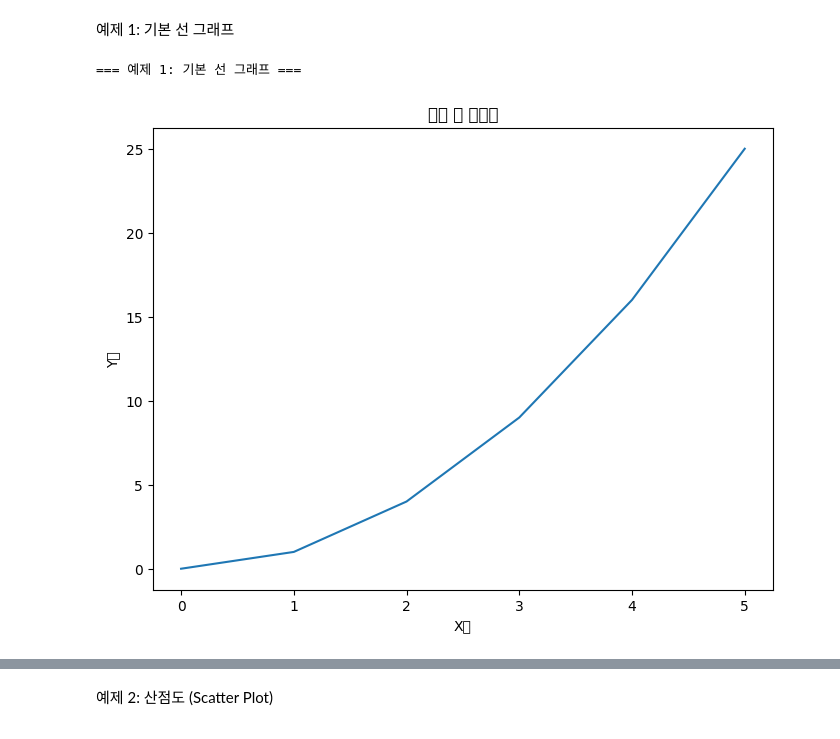
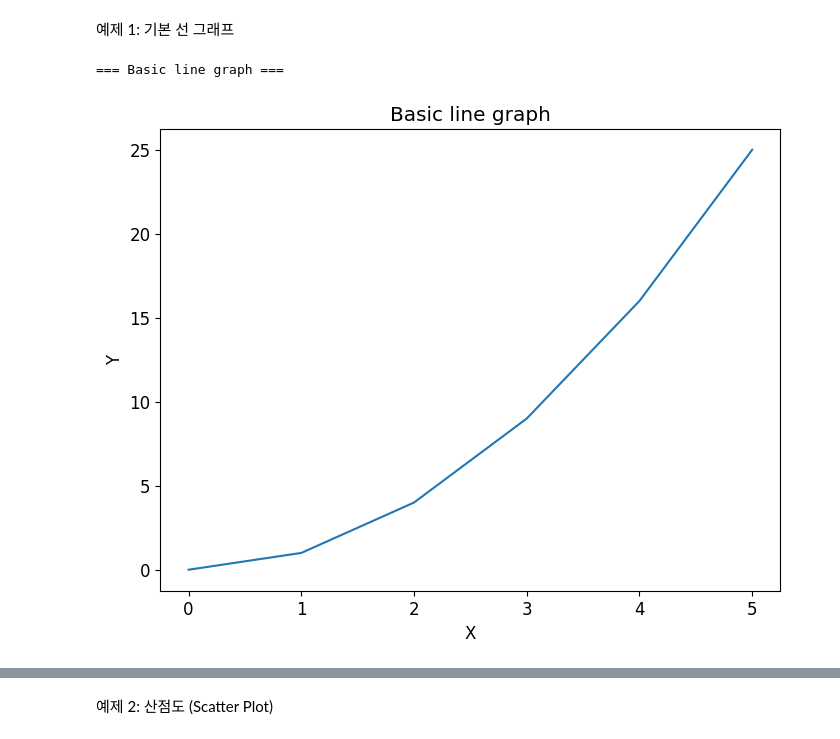
Before and after one commit to Alex-Jung-HB/0703_python_matplotlib, a Jupyter notebook: 0703_python_matplotlib.ipynb, the cells around one changed output, grey strips where cells are left out. Cells and saved outputs as stored; diff of their text form; code cells hidden in the pictures.

```diff
--- a/0703_python_matplotlib.ipynb
+++ b/0703_python_matplotlib.ipynb
@@ -59,20 +59,17 @@ plt.show()
 # %%
 import matplotlib.pyplot as plt
 import numpy as np
 
-def example1_basic_line():
-    print("=== 예제 1: 기본 선 그래프 ===")
-    x = np.array([0, 1, 2, 3, 4, 5])
-    y = np.array([0, 1, 4, 9, 16, 25])
+print("=== Basic line graph ===")
+x = np.array([0, 1, 2, 3, 4, 5])
+y = np.array([0, 1, 4, 9, 16, 25])
 
-    plt.figure(figsize=(8, 6))
-    plt.plot(x, y)
-    plt.title('기본 선 그래프')
-    plt.xlabel('X축')
-    plt.ylabel('Y축')
-    plt.show()
-
-example1_basic_line()   # 위에서 정의한 함수를 호출해야 결과 나옴!
+plt.figure(figsize=(8, 6))
+plt.plot(x, y)
+plt.title('Basic line graph')
+plt.xlabel('X')
+plt.ylabel('Y')
+plt.show()
 # %% [output]
-=== 예제 1: 기본 선 그래프 ===
+=== Basic line graph ===
-[figure, old version]
+[figure, new version]
```
Also changed, not shown: parts of 3 cells of this notebook.
